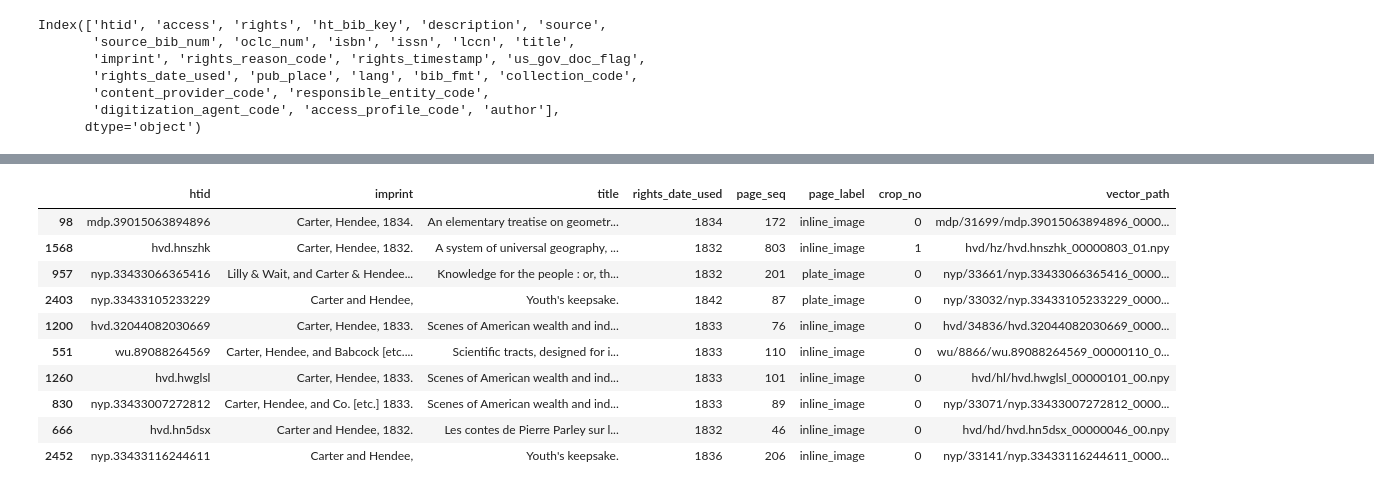
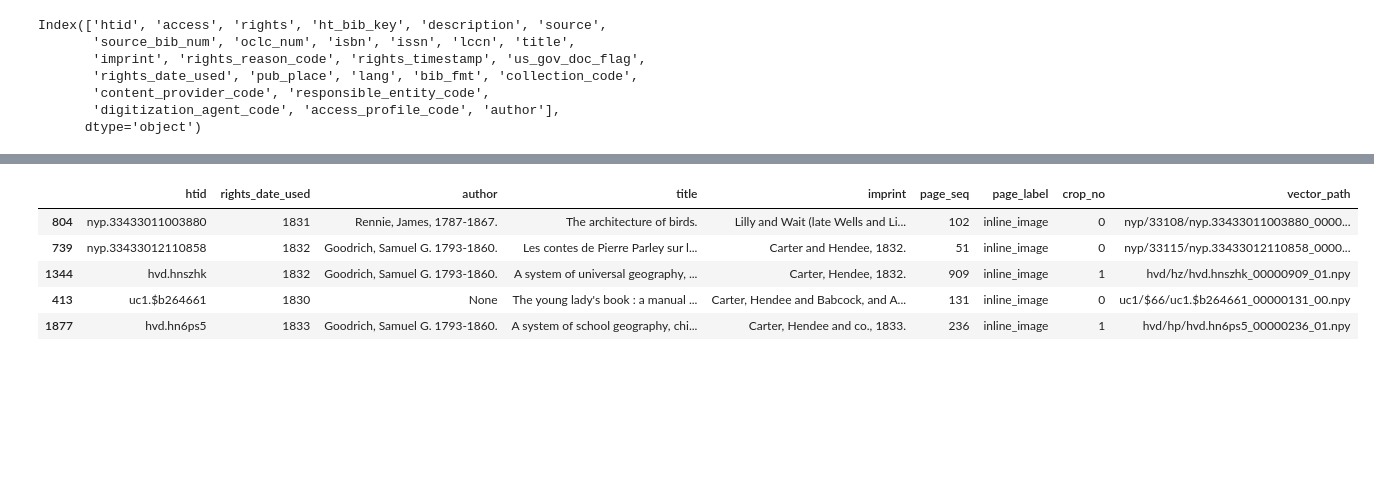
Before and after one commit to StephenKrewson/hathi-images, a Jupyter notebook: query_to_pixplot.ipynb, the cells around one changed output, grey strips where cells are left out. Cells and saved outputs as stored; diff of their text form; code cells hidden in the pictures; blank space fills up the shorter version.

Commit message:
OK, I have everything I need. Now to stay organized and come up with good structure for queries. Because I will want to use PixPlot to visualize several searches

```diff
--- a/query_to_pixplot.ipynb
+++ b/query_to_pixplot.ipynb
@@ -121,7 +103,9 @@ Index(['htid', 'access', 'rights', 'ht_bib_key', 'description', 'source',
 # %%
 # convert date objects to integers, for the year of publication
 df['rights_date_used'] = pd.to_numeric(df['rights_date_used']).astype(int)
+
+# Remove all NaN values: helps with problem where author string couldn't be used
+df = df.fillna("None")
+
+# Define the columns we want to view/keep from the Hathifile; show a sample
+hf_cols = ['htid', 'rights_date_used', 'author', 'title', search_col]
-# %%
-# Define the columns we want to view/keep from the Hathifile; show a sample
-hf_cols = ['htid', search_col, 'title', 'rights_date_used']
-df[hf_cols].sample(10)
@@ -161,16 +152,11 @@ df_rois.sample(10)
 # there are duplicate ids in df_rois, because each htid has many pages and ROIs potentially
 df_merged = pd.merge(df[hf_cols], df_rois, on='htid', how='inner', validate='one_to_many')
 # %%
-df_merged.sample(10)
+df_merged.sample(5)
 # %% [output]
-|  | htid | imprint | title | rights_date_used | page_seq | page_label | crop_no | vector_path |
-| 98 | mdp.39015063894896 | Carter, Hendee, 1834. | An elementary treatise on geometr... | 1834 | 172 | inline_image | 0 | mdp/31699/mdp.39015063894896_0000... |
-| 1568 | hvd.hnszhk | Carter, Hendee, 1832. | A system of universal geography, ... | 1832 | 803 | inline_image | 1 | hvd/hz/hvd.hnszhk_00000803_01.npy |
-| 957 | nyp.33433066365416 | Lilly & Wait, and Carter & Hendee... | Knowledge for the people : or, th... | 1832 | 201 | plate_image | 0 | nyp/33661/nyp.33433066365416_0000... |
-| 2403 | nyp.33433105233229 | Carter and Hendee, | Youth's keepsake. | 1842 | 87 | plate_image | 0 | nyp/33032/nyp.33433105233229_0000... |
-| 1200 | hvd.32044082030669 | Carter, Hendee, 1833. | Scenes of American wealth and ind... | 1833 | 76 | inline_image | 0 | hvd/34836/hvd.32044082030669_0000... |
-| 551 | wu.89088264569 | Carter, Hendee, and Babcock [etc.... | Scientific tracts, designed for i... | 1833 | 110 | inline_image | 0 | wu/8866/wu.89088264569_00000110_0... |
-| 1260 | hvd.hwglsl | Carter, Hendee, 1833. | Scenes of American wealth and ind... | 1833 | 101 | inline_image | 0 | hvd/hl/hvd.hwglsl_00000101_00.npy |
-| 830 | nyp.33433007272812 | Carter, Hendee, and Co. [etc.] 1833. | Scenes of American wealth and ind... | 1833 | 89 | inline_image | 0 | nyp/33071/nyp.33433007272812_0000... |
-| 666 | hvd.hn5dsx | Carter and Hendee, 1832. | Les contes de Pierre Parley sur l... | 1832 | 46 | inline_image | 0 | hvd/hd/hvd.hn5dsx_00000046_00.npy |
-| 2452 | nyp.33433116244611 | Carter and Hendee, | Youth's keepsake. | 1836 | 206 | inline_image | 0 | nyp/33141/nyp.33433116244611_0000... |
+|  | htid | rights_date_used | author | title | imprint | page_seq | page_label | crop_no | vector_path |
+| 804 | nyp.33433011003880 | 1831 | Rennie, James, 1787-1867. | The architecture of birds. | Lilly and Wait (late Wells and Li... | 102 | inline_image | 0 | nyp/33108/nyp.33433011003880_0000... |
+| 739 | nyp.33433012110858 | 1832 | Goodrich, Samuel G. 1793-1860. | Les contes de Pierre Parley sur l... | Carter and Hendee, 1832. | 51 | inline_image | 0 | nyp/33115/nyp.33433012110858_0000... |
+| 1344 | hvd.hnszhk | 1832 | Goodrich, Samuel G. 1793-1860. | A system of universal geography, ... | Carter, Hendee, 1832. | 909 | inline_image | 1 | hvd/hz/hvd.hnszhk_00000909_01.npy |
+| 413 | uc1.$b264661 | 1830 | None | The young lady's book : a manual ... | Carter, Hendee and Babcock, and A... | 131 | inline_image | 0 | uc1/$66/uc1.$b264661_00000131_00.npy |
+| 1877 | hvd.hn6ps5 | 1833 | Goodrich, Samuel G. 1793-1860. | A system of school geography, chi... | Carter, Hendee and co., 1833. | 236 | inline_image | 1 | hvd/hp/hvd.hn6ps5_00000236_01.npy |
```
Also changed, not shown: parts of 27 cells of this notebook.
